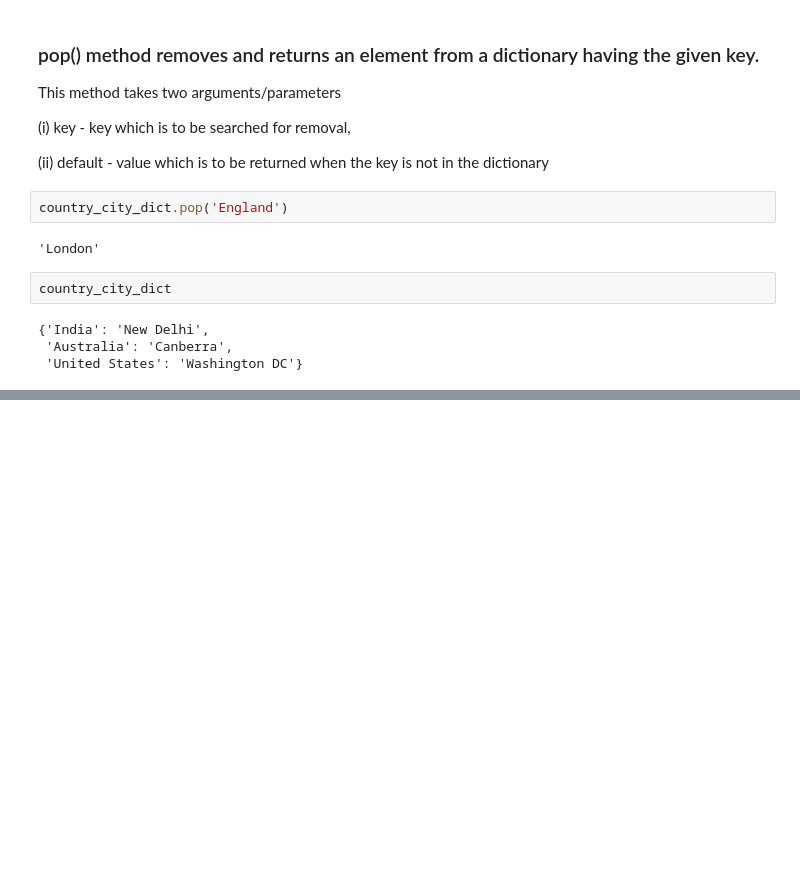
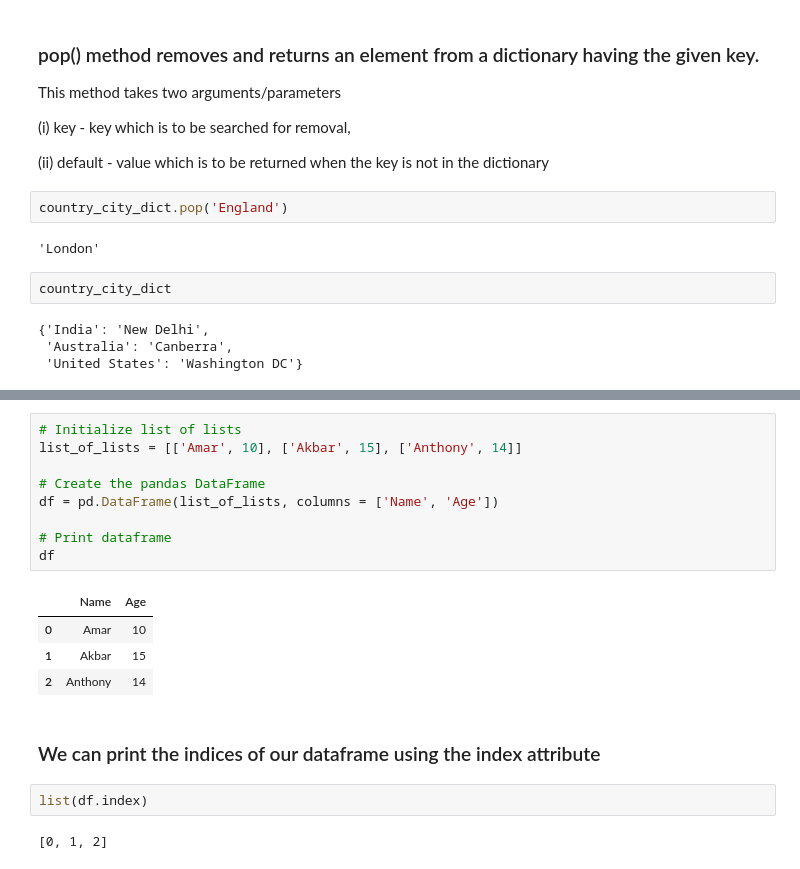
Before and after one commit to kanika214/PYTHON_TOPICS, a Jupyter notebook: about_python_kanika.ipynb, the cells around one changed output, grey strips where cells are left out. Saved outputs shown, nothing was run; the diff lists cells and outputs as text; blank space fills up the shorter version.

```diff
--- a/about_python_kanika.ipynb
+++ b/about_python_kanika.ipynb
@@ -1028,0 +1242,20 @@ country_city_dict
+# %%
+# Initialize list of lists
+list_of_lists = [['Amar', 10], ['Akbar', 15], ['Anthony', 14]]
+
+# Create the pandas DataFrame
+df = pd.DataFrame(list_of_lists, columns = ['Name', 'Age'])
+
+# Print dataframe
+df
+# %% [output]
+|  | Name | Age |
+| 0 | Amar | 10 |
+| 1 | Akbar | 15 |
+| 2 | Anthony | 14 |
+# %% [markdown]
+### We can print the indices of our dataframe using the index attribute
+# %%
+list(df.index)
+# %% [output]
+[0, 1, 2]
```
Also changed, not shown: parts of 32 cells of this notebook.
